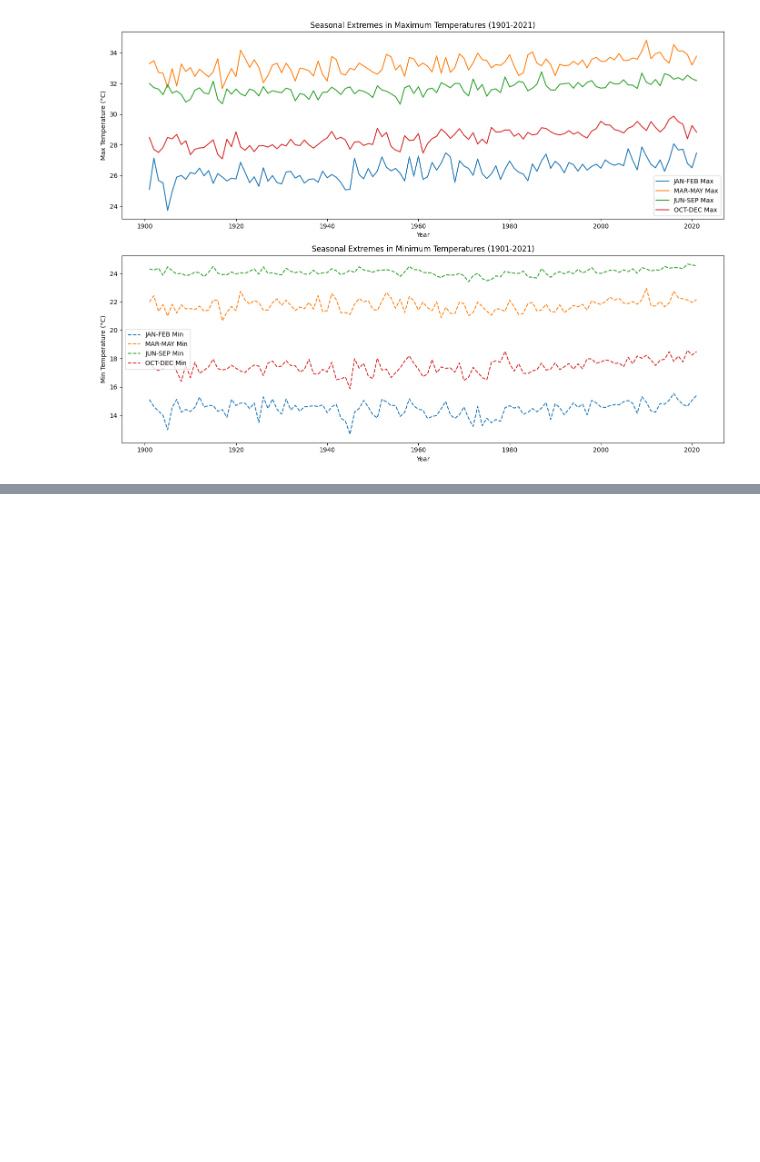
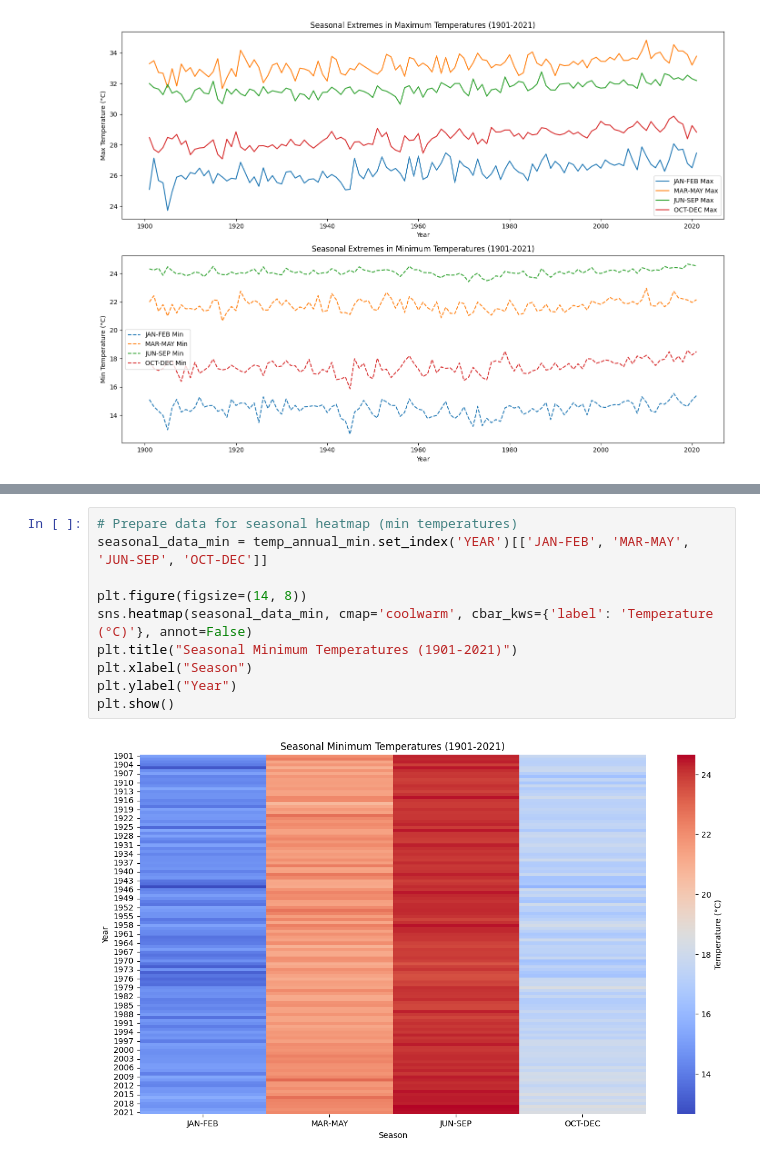
Before and after one commit to nandhu-44/R-Project, a Jupyter notebook: temperature.ipynb, the cells around one changed output, grey strips where cells are left out. Saved outputs shown, nothing was run; the diff lists cells and outputs as text; blank space fills up the shorter version.

```diff
--- a/temperature.ipynb
+++ b/temperature.ipynb
@@ -185,0 +198,12 @@ plt.show()
+# %%
+# Prepare data for seasonal heatmap (min temperatures)
+seasonal_data_min = temp_annual_min.set_index('YEAR')[['JAN-FEB', 'MAR-MAY', 'JUN-SEP', 'OCT-DEC']]
+
+plt.figure(figsize=(14, 8))
+sns.heatmap(seasonal_data_min, cmap='coolwarm', cbar_kws={'label': 'Temperature (°C)'}, annot=False)
+plt.title("Seasonal Minimum Temperatures (1901-2021)")
+plt.xlabel("Season")
+plt.ylabel("Year")
+plt.show()
+# %% [output]
+[figure, added]
```
Also changed, not shown: parts of 1 cell of this notebook.
